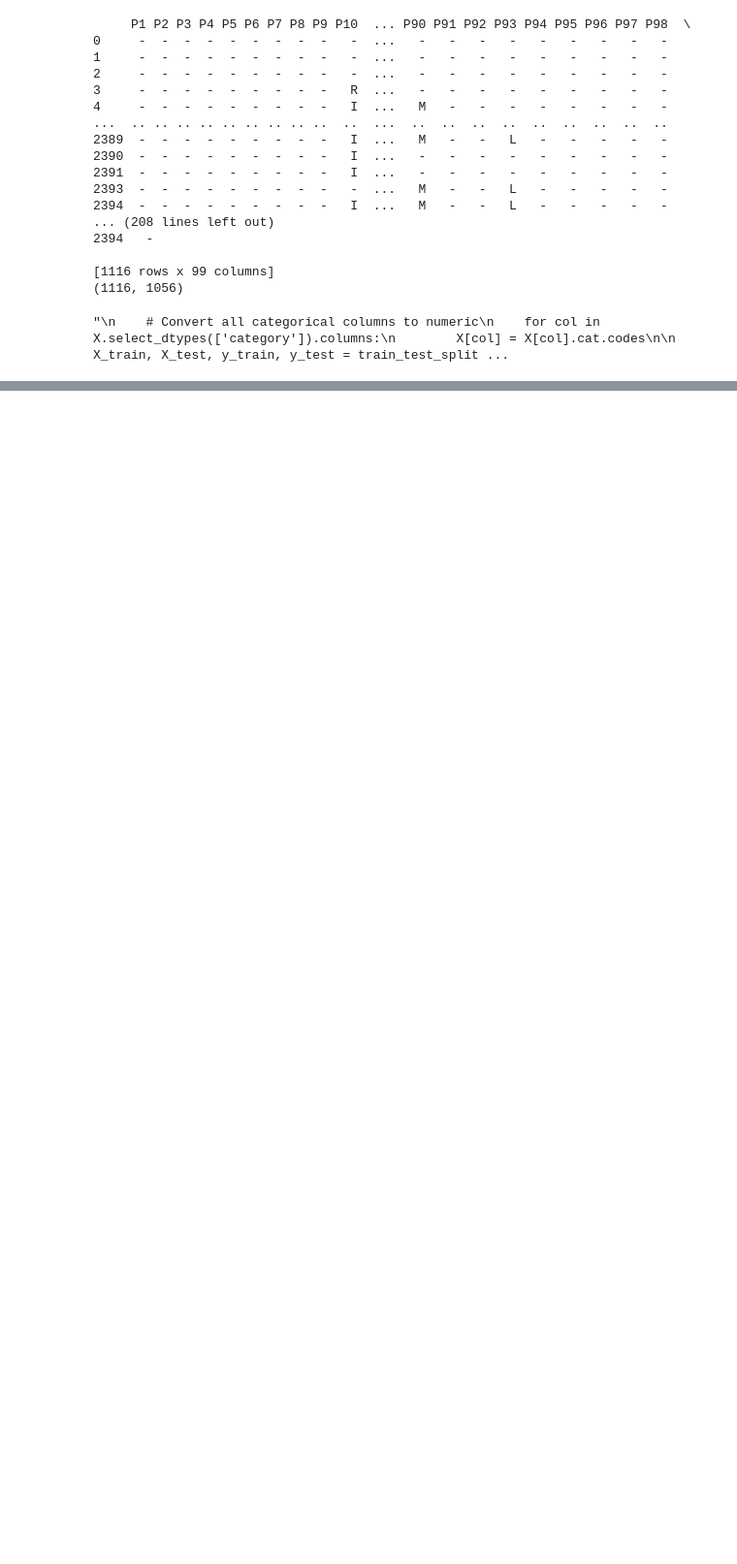
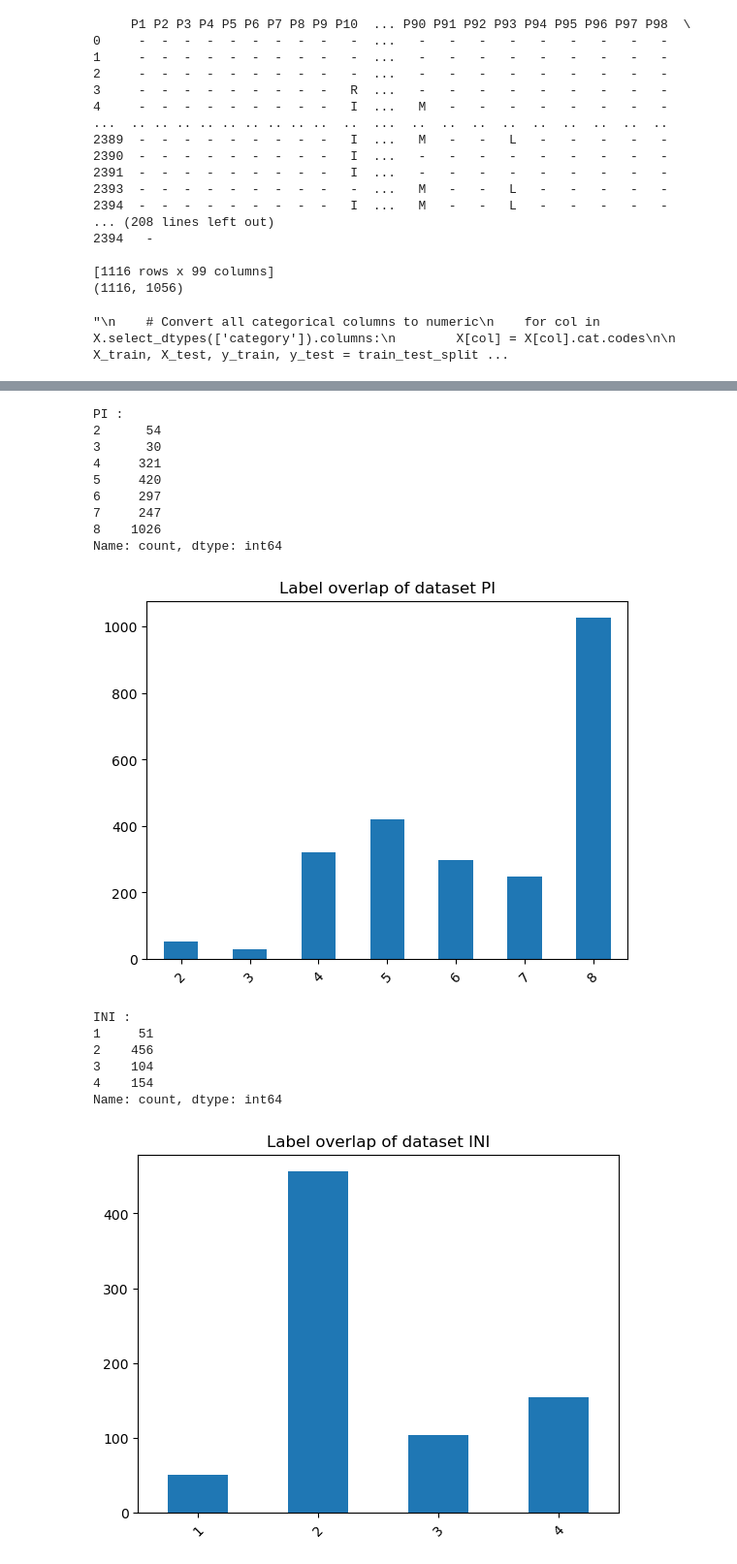
Before and after one commit to FloAvis/Masterthesis_TabPFN_HIV, a Jupyter notebook: Data_import_preprocess.ipynb, the cells around one changed output, grey strips where cells are left out. Shown at 97% size. Cells and saved outputs as stored; diff of their text form; code cells hidden in the pictures; blank space fills up the shorter version.

```diff
--- a/Data_import_preprocess.ipynb
+++ b/Data_import_preprocess.ipynb
@@ -286,0 +350,54 @@ for drug in drugs:
+# %%
+#checking the overlap of labels:
+
+files = [r"data/PI_DataSet.txt", r"data/INI_DataSet.txt", r"data/NRTI_DataSet.txt", r"data/NNRTI_DataSet.txt"]
+
+for file in files:
+    df = pd.read_csv(file, sep='\t')
+
+    print(file.split("/")[-1].strip("_DataSet.txt"), ": ")
+
+    #print(df)
+    df = df.iloc[:,1:-1]
+    #print(df2)
+
+    #Checking how much data is available for each drug
+    #print(df.loc[:,"FPV":"DRV"].count())
+
+    #list of current drugs of the dataset
+    drugs = [drug for drug in list(df.columns) if not drug.startswith("P") ]
+
+    labels = df.loc[:,drugs]
+
+    '''if file == r"data/INI_DataSet.txt":
+        print("INI CAB values: ", labels["CAB"].value_counts())
+        print("---------------------------------------------------------")'''
+
+    label_overlap = labels.count(axis=1).value_counts().sort_index()
+
+    #print(labels)
+    print(label_overlap)
+
+    ax = label_overlap.plot(kind="bar")
+    ax.tick_params("x", rotation=45)
+    #ax.set_xticklabels(["susceptible", "inter resistant", "high resistant"])
+    ax.set_title('Label overlap of dataset ' + file.split("/")[-1].strip("_DataSet.txt"))
+    plt.show()
+# %% [output]
+PI :
+2      54
+3      30
+4     321
+5     420
+6     297
+7     247
+8    1026
+Name: count, dtype: int64
+[figure, added]
+INI :
+1     51
+2    456
+3    104
+4    154
+Name: count, dtype: int64
+[figure, added]
```
Also changed, not shown: parts of 2 cells of this notebook, 3 other files.
